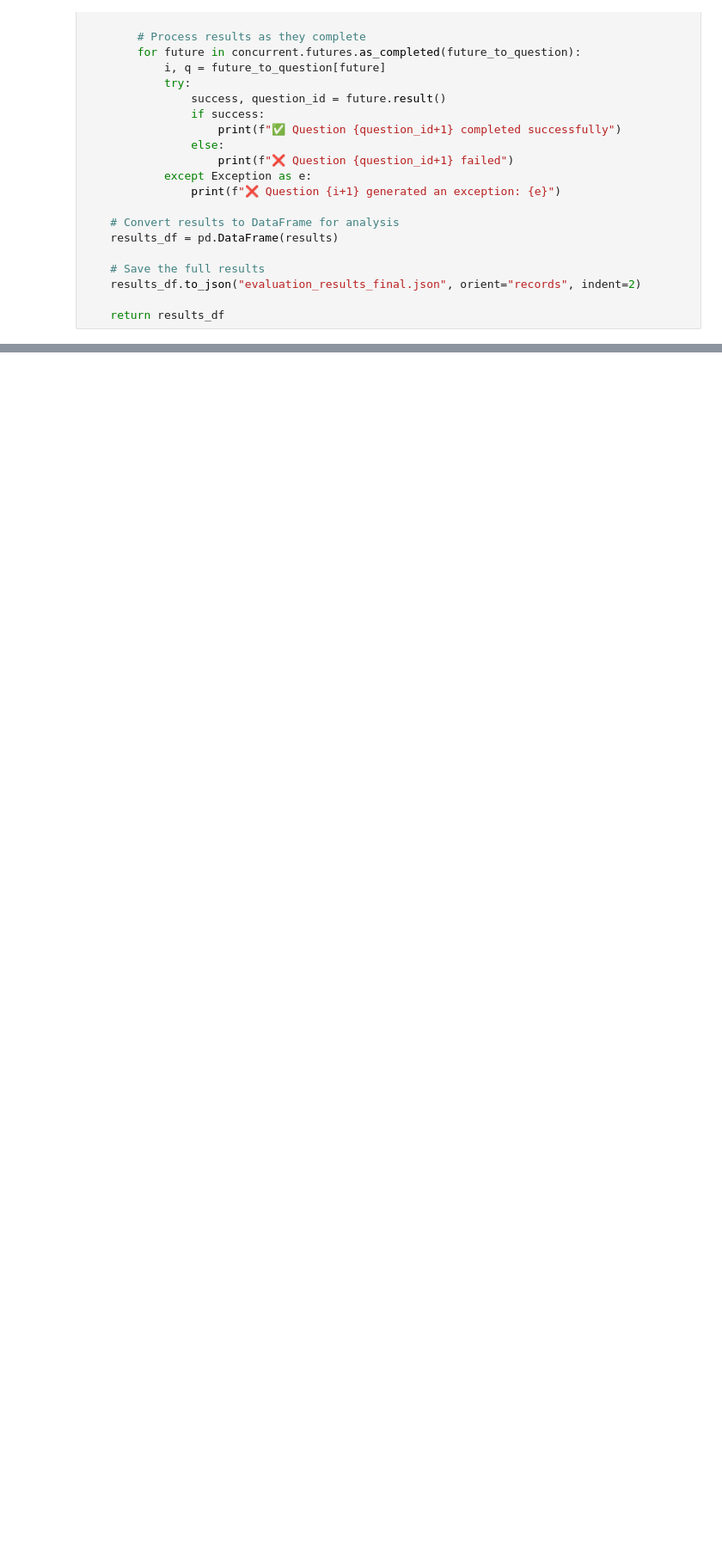
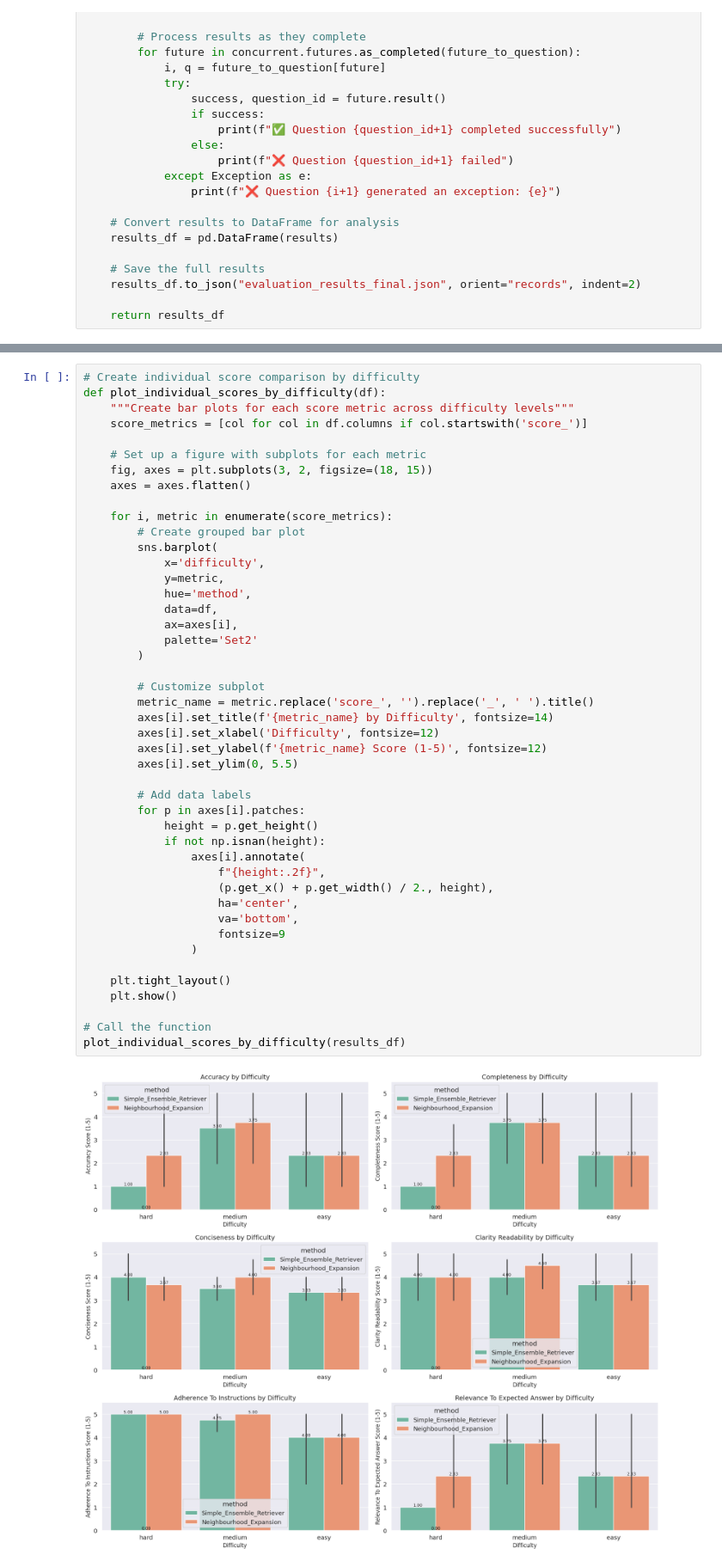
Before and after one commit to Venkata-Thrivedi-WILP/RAG_BOT, a Jupyter notebook: Main_V2.ipynb, the cells around one changed output, grey strips where cells are left out. Shown at 86% size. Cells and saved outputs as stored; diff of their text form; blank space fills up the shorter version.

```diff
--- a/Main_V2.ipynb
+++ b/Main_V2.ipynb
@@ -1025,0 +1039,47 @@ plot_difficulty_comparison(results_df)
+# %%
+# Create individual score comparison by difficulty
+def plot_individual_scores_by_difficulty(df):
+    """Create bar plots for each score metric across difficulty levels"""
+    score_metrics = [col for col in df.columns if col.startswith('score_')]
+
+    # Set up a figure with subplots for each metric
+    fig, axes = plt.subplots(3, 2, figsize=(18, 15))
+    axes = axes.flatten()
+
+    for i, metric in enumerate(score_metrics):
+        # Create grouped bar plot
+        sns.barplot(
+            x='difficulty',
+            y=metric,
+            hue='method',
+            data=df,
+            ax=axes[i],
+            palette='Set2'
+        )
+
+        # Customize subplot
+        metric_name = metric.replace('score_', '').replace('_', ' ').title()
+        axes[i].set_title(f'{metric_name} by Difficulty', fontsize=14)
+        axes[i].set_xlabel('Difficulty', fontsize=12)
+        axes[i].set_ylabel(f'{metric_name} Score (1-5)', fontsize=12)
+        axes[i].set_ylim(0, 5.5)
+
+        # Add data labels
+        for p in axes[i].patches:
+            height = p.get_height()
+            if not np.isnan(height):
+                axes[i].annotate(
+                    f"{height:.2f}",
+                    (p.get_x() + p.get_width() / 2., height),
+                    ha='center',
+                    va='bottom',
+                    fontsize=9
+                )
+
+    plt.tight_layout()
+    plt.show()
+
+# Call the function
+plot_individual_scores_by_difficulty(results_df)
+# %% [output]
+[figure, added]
```
Also changed, not shown: parts of 23 cells of this notebook, 5 other files.
